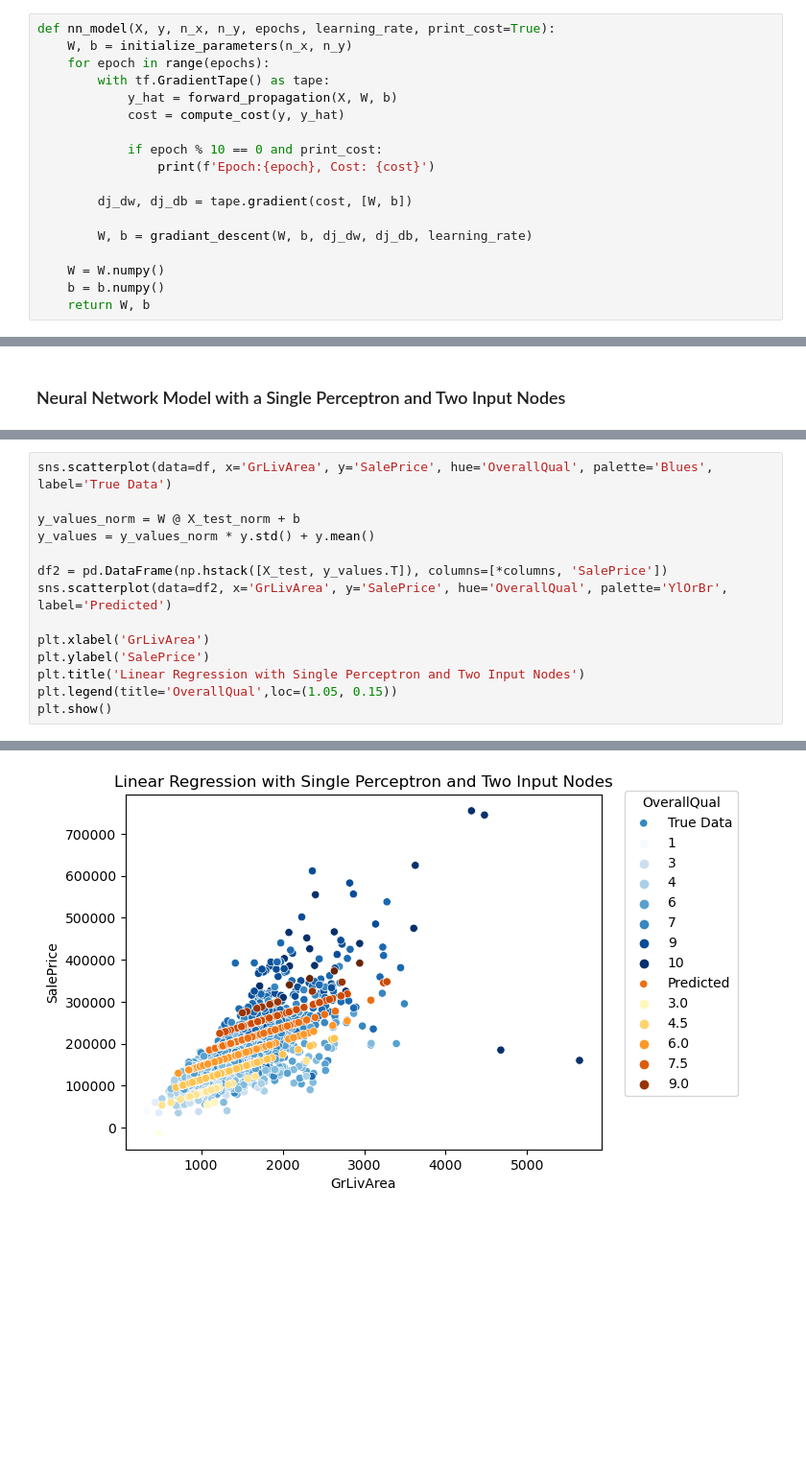
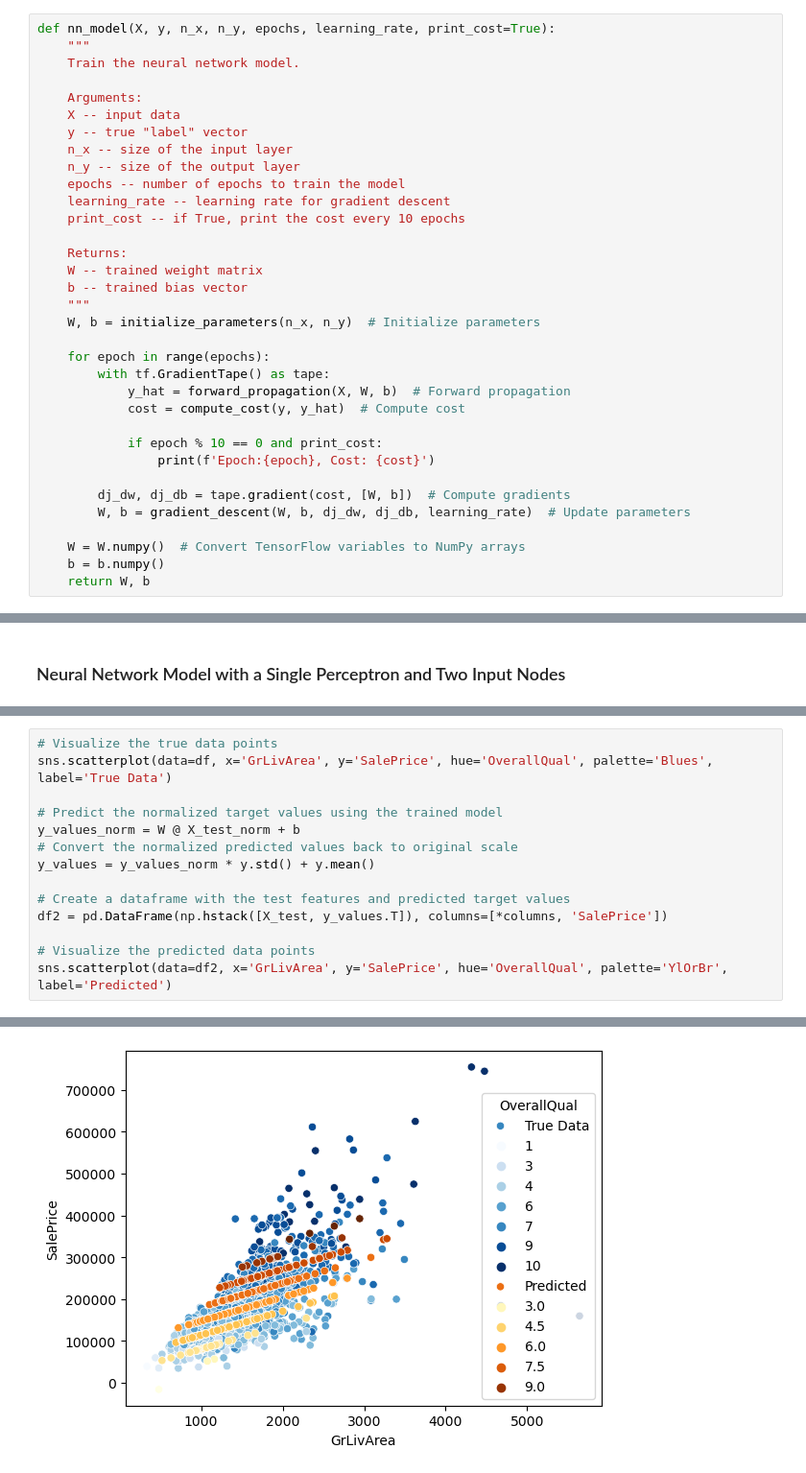
Before and after one commit to VahidTheOnly/NeuralNet-Regression-Classification, a Jupyter notebook: linear_regression_single_perceptron.ipynb, the cells around one changed output, grey strips where cells are left out. Shown at 96% size. Cells and saved outputs as stored; diff of their text form; blank space fills up the shorter version.

```diff
--- a/linear_regression_single_perceptron.ipynb
+++ b/linear_regression_single_perceptron.ipynb
@@ -43,19 +90,35 @@ def gradiant_descent(W, b, dj_dw, dj_db, learning_rate):
 # %%
 def nn_model(X, y, n_x, n_y, epochs, learning_rate, print_cost=True):
-    W, b = initialize_parameters(n_x, n_y)
+    """
+    Train the neural network model.
+
+    Arguments:
+    X -- input data
+    y -- true "label" vector
+    n_x -- size of the input layer
+    n_y -- size of the output layer
+    epochs -- number of epochs to train the model
+    learning_rate -- learning rate for gradient descent
+    print_cost -- if True, print the cost every 10 epochs
+
+    Returns:
+    W -- trained weight matrix
+    b -- trained bias vector
+    """
+    W, b = initialize_parameters(n_x, n_y)  # Initialize parameters
+
     for epoch in range(epochs):
         with tf.GradientTape() as tape:
-            y_hat = forward_propagation(X, W, b)
-            cost = compute_cost(y, y_hat)
+            y_hat = forward_propagation(X, W, b)  # Forward propagation
+            cost = compute_cost(y, y_hat)  # Compute cost
 
             if epoch % 10 == 0 and print_cost:
                 print(f'Epoch:{epoch}, Cost: {cost}')
 
-        dj_dw, dj_db = tape.gradient(cost, [W, b])
+        dj_dw, dj_db = tape.gradient(cost, [W, b])  # Compute gradients
+        W, b = gradient_descent(W, b, dj_dw, dj_db, learning_rate)  # Update parameters
 
-        W, b = gradiant_descent(W, b, dj_dw, dj_db, learning_rate)
-
-    W = W.numpy()
+    W = W.numpy()  # Convert TensorFlow variables to NumPy arrays
     b = b.numpy()
     return W, b
 # %%
@@ -177,15 +262,15 @@ Epoch:90, Cost: 0.1538780778646469
 # %%
+# Visualize the true data points
 sns.scatterplot(data=df, x='GrLivArea', y='SalePrice', hue='OverallQual', palette='Blues', label='True Data')
 
+# Predict the normalized target values using the trained model
 y_values_norm = W @ X_test_norm + b
+# Convert the normalized predicted values back to original scale
 y_values = y_values_norm * y.std() + y.mean()
 
+# Create a dataframe with the test features and predicted target values
 df2 = pd.DataFrame(np.hstack([X_test, y_values.T]), columns=[*columns, 'SalePrice'])
+
+# Visualize the predicted data points
 sns.scatterplot(data=df2, x='GrLivArea', y='SalePrice', hue='OverallQual', palette='YlOrBr', label='Predicted')
-
-plt.xlabel('GrLivArea')
-plt.ylabel('SalePrice')
-plt.title('Linear Regression with Single Perceptron and Two Input Nodes')
-plt.legend(title='OverallQual',loc=(1.05, 0.15))
-plt.show()
 # %% [output]
@@ -192,2 +278,2 @@ plt.show()
-[figure, old version]
+[figure, new version]
 # %%
```
Also changed, not shown: parts of 23 cells of this notebook.
